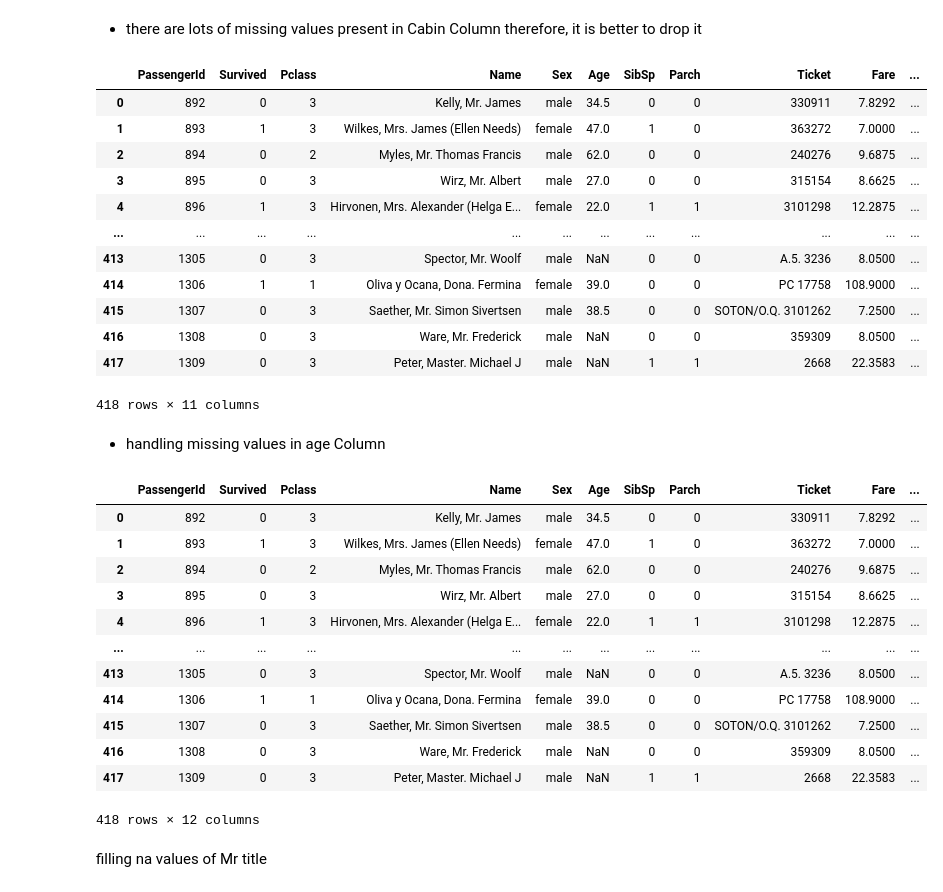
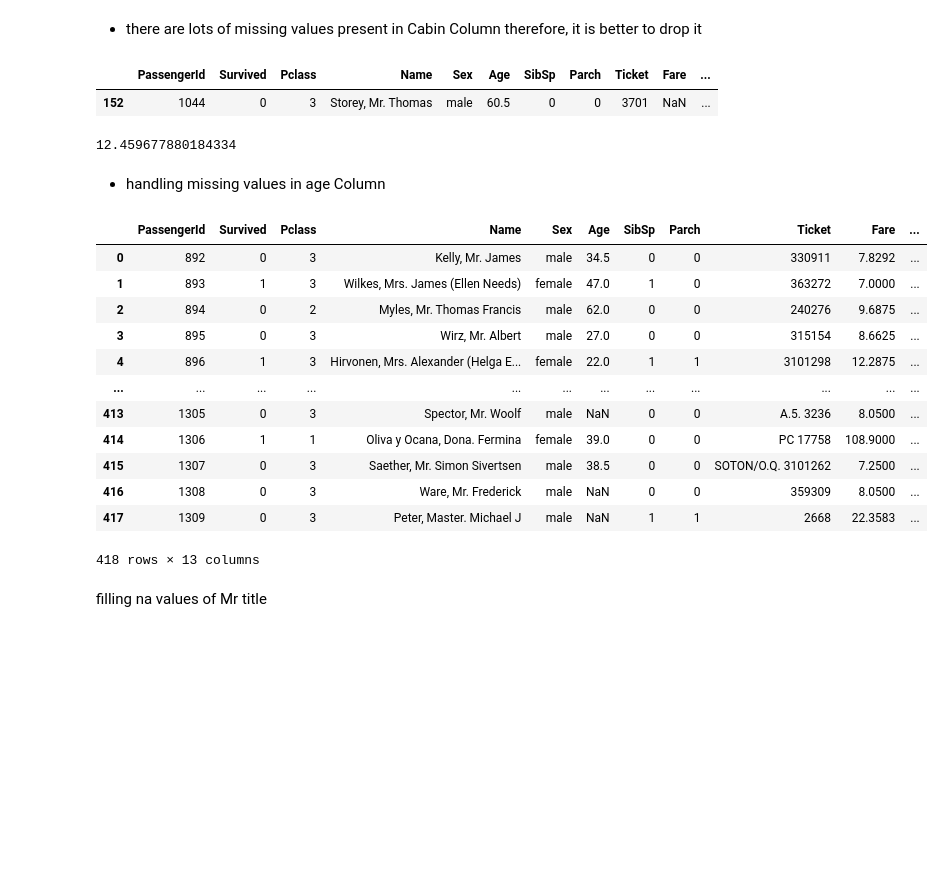
Before and after one commit to MOHIT282/Machine-Learning, a Jupyter notebook: august(4-6)/Datasets/titanic-28-08-23.ipynb, the cells around one changed output. Drawn from its saved outputs; the diff is of its cells as text; code cells hidden in the pictures; blank space fills up the shorter version.

```diff
--- a/august(4-6)/Datasets/titanic-28-08-23.ipynb
+++ b/august(4-6)/Datasets/titanic-28-08-23.ipynb
@@ -20,22 +20,16 @@ df
 # %% [markdown]
 - there are lots of missing values present in Cabin Column therefore, it is better to drop it
 # %%
-df.drop(columns='Cabin',inplace=True)
-df
+# df.drop(columns='Cabin',inplace=True)
+# df
+df[df.Fare.isna()]
 # %% [output]
 |  | PassengerId | Survived | Pclass | Name | Sex | Age | SibSp | Parch | Ticket | Fare | ... |
-| 0 | 892 | 0 | 3 | Kelly, Mr. James | male | 34.5 | 0 | 0 | 330911 | 7.8292 | ... |
-| 1 | 893 | 1 | 3 | Wilkes, Mrs. James (Ellen Needs) | female | 47.0 | 1 | 0 | 363272 | 7.0000 | ... |
-| 2 | 894 | 0 | 2 | Myles, Mr. Thomas Francis | male | 62.0 | 0 | 0 | 240276 | 9.6875 | ... |
-| 3 | 895 | 0 | 3 | Wirz, Mr. Albert | male | 27.0 | 0 | 0 | 315154 | 8.6625 | ... |
-| 4 | 896 | 1 | 3 | Hirvonen, Mrs. Alexander (Helga E... | female | 22.0 | 1 | 1 | 3101298 | 12.2875 | ... |
-| ... | ... | ... | ... | ... | ... | ... | ... | ... | ... | ... | ... |
-| 413 | 1305 | 0 | 3 | Spector, Mr. Woolf | male | NaN | 0 | 0 | A.5. 3236 | 8.0500 | ... |
-| 414 | 1306 | 1 | 1 | Oliva y Ocana, Dona. Fermina | female | 39.0 | 0 | 0 | PC 17758 | 108.9000 | ... |
-| 415 | 1307 | 0 | 3 | Saether, Mr. Simon Sivertsen | male | 38.5 | 0 | 0 | SOTON/O.Q. 3101262 | 7.2500 | ... |
-| 416 | 1308 | 0 | 3 | Ware, Mr. Frederick | male | NaN | 0 | 0 | 359309 | 8.0500 | ... |
-| 417 | 1309 | 0 | 3 | Peter, Master. Michael J | male | NaN | 1 | 1 | 2668 | 22.3583 | ... |
+| 152 | 1044 | 0 | 3 | Storey, Mr. Thomas | male | 60.5 | 0 | 0 | 3701 | NaN | ... |
-418 rows × 11 columns
+# %%
+df[df.Pclass == 3].Fare.mean()
+# %% [output]
+12.459677880184334
 # %% [markdown]
 - handling missing values in age Column
 # %%
@@ -60,7 +54,7 @@ df
 | 415 | 1307 | 0 | 3 | Saether, Mr. Simon Sivertsen | male | 38.5 | 0 | 0 | SOTON/O.Q. 3101262 | 7.2500 | ... |
 | 416 | 1308 | 0 | 3 | Ware, Mr. Frederick | male | NaN | 0 | 0 | 359309 | 8.0500 | ... |
 | 417 | 1309 | 0 | 3 | Peter, Master. Michael J | male | NaN | 1 | 1 | 2668 | 22.3583 | ... |
-418 rows × 12 columns
+418 rows × 13 columns
 # %%
 mr_index = df[df['Title'] == 'Mr']
 mrs_index = df[df['Title'] == 'Mrs']
```
Also changed, not shown: parts of 1 cell of this notebook, 4 other files.
